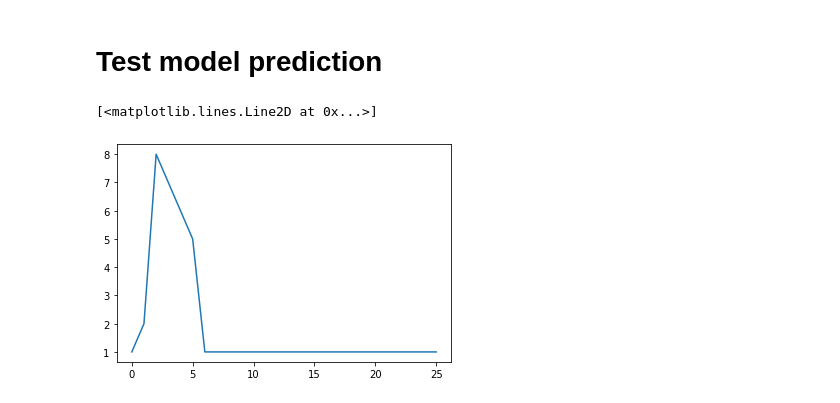
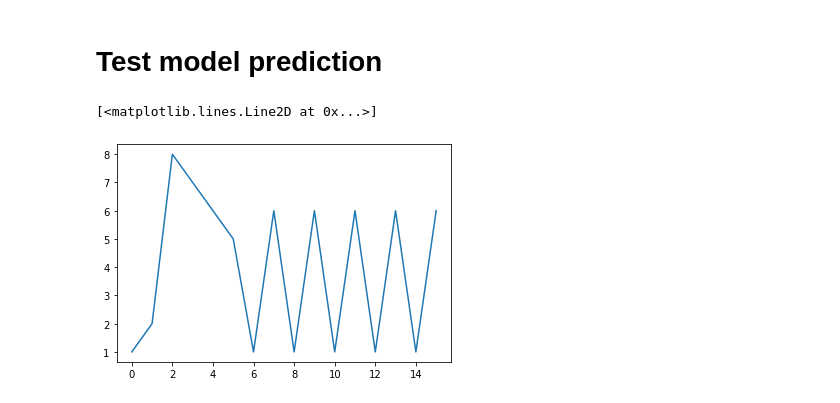
Before and after one commit to vinhphuctadang/endless-runner, a Jupyter notebook: research/basic_lstm.ipynb, the cells around one changed output. Saved outputs shown, nothing was run; the diff lists cells and outputs as text; code cells hidden in the pictures.

Commit message:
fine tuning up lstm

```diff
--- a/research/basic_lstm.ipynb
+++ b/research/basic_lstm.ipynb
@@ -27,7 +27,6 @@ y = []
 for i in range(0, len(data) - window_size):
     X.append(list(data['value'].iloc[i : i+window_size]))
     y.append(data['value'].iloc[i+window_size])
-X = np.array(X)
 
 arr_y = np.array(y)
 labels = np.unique(y)
@@ -40,6 +39,9 @@ le_y = le_y.reshape((-1, 1))
 ohe.fit(le_y)
 
 y = ohe.transform(le_y).toarray()
-X = X.reshape(len(X), window_size, 1)
-print('Shapes of X, y:', X.shape, y.shape)
+tmp = []
+for i in range(len(X)):
+    X[i] = le.transform(X[i])
+    tmp.append(ohe.transform(X[i].reshape(-1,1)).toarray())
+X = np.array(tmp)
 # %% [output]
@@ -49,8 +67,8 @@ Shapes of X, y: (31, 6, 1) (31, 6)
 # %%
 model = Sequential(
     [
-        LSTM(4, input_shape=(window_size, 1)),
-        Dense(len(labels))
+        LSTM(4, input_shape=(window_size, window_size), activation='relu'),
+        Dense(len(labels), activation='softmax')
     ]
 )
 model.compile(loss="categorical_crossentropy", optimizer='adam')
@@ -58,5 +76,5 @@ model.compile(loss="categorical_crossentropy", optimizer='adam')
 # Train model
 # %%
 # Train model
-model.fit(X, y, epochs=100)
+model.fit(X, y, epochs=300)
 # %% [output]
@@ -86,16 +101,17 @@ Epoch 10/10
 # %%
 x_pred = np.array([1, 2, 8, 7, 6, 5])
 # now plot prediction on models
 y_result = list(x_pred.copy())
-for i in range(0, 50):
-    x = x_pred.reshape((1, -1, 1))
+for i in range(0, 10):
+    x = le.transform(x_pred)
+    x = ohe.transform(x.reshape(-1, 1)).toarray().reshape(1, -1, window_size)
     vector = model.predict(x)[0]
     predict_y = labels[np.argmax(vector)]
     y_result.append(predict_y)
     # circle push-pop
     x_pred = np.delete(x_pred, 0)
     x_pred = np.append(x_pred, [predict_y])
 plt.plot(y_result)
 # %% [output]
 [<matplotlib.lines.Line2D at 0x...>]
-[figure, old version]
+[figure, new version]
```
Also changed, not shown: parts of 2 cells of this notebook.
